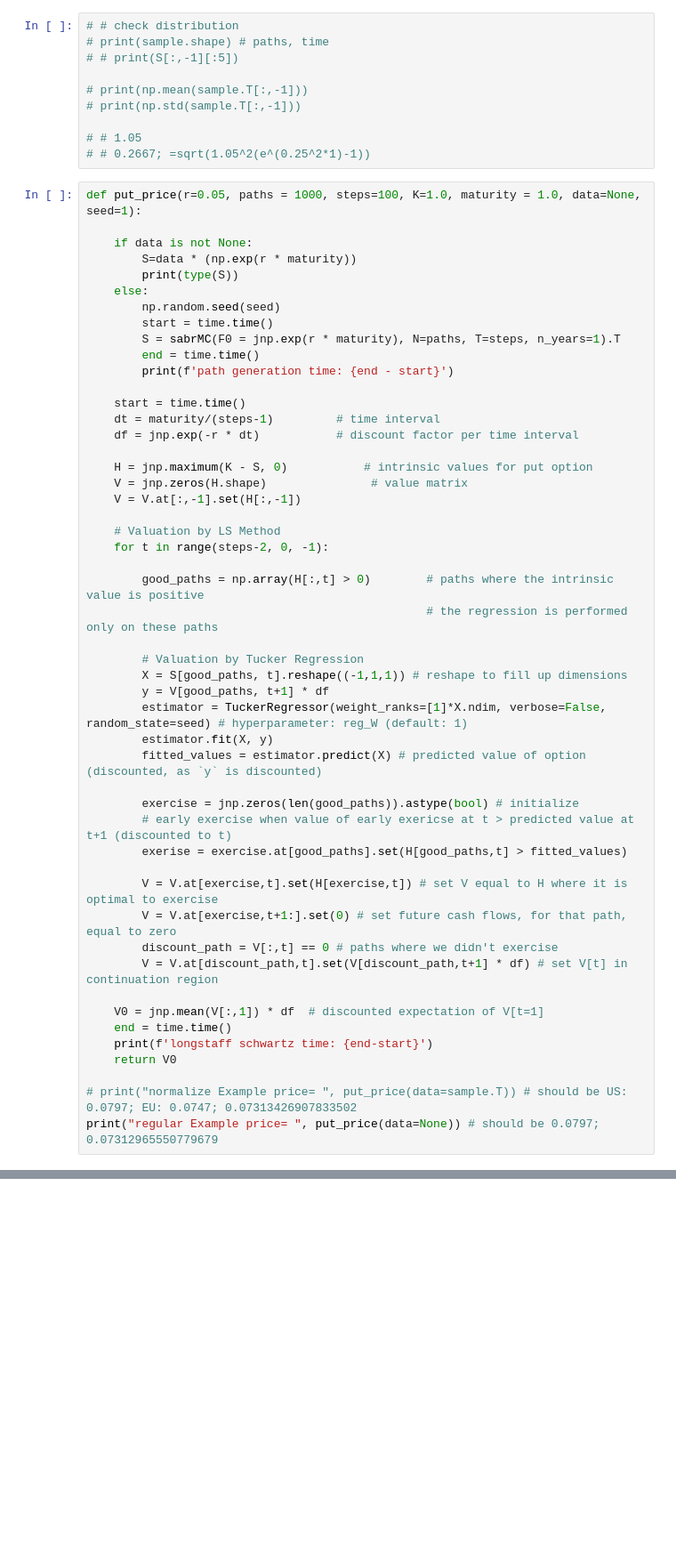
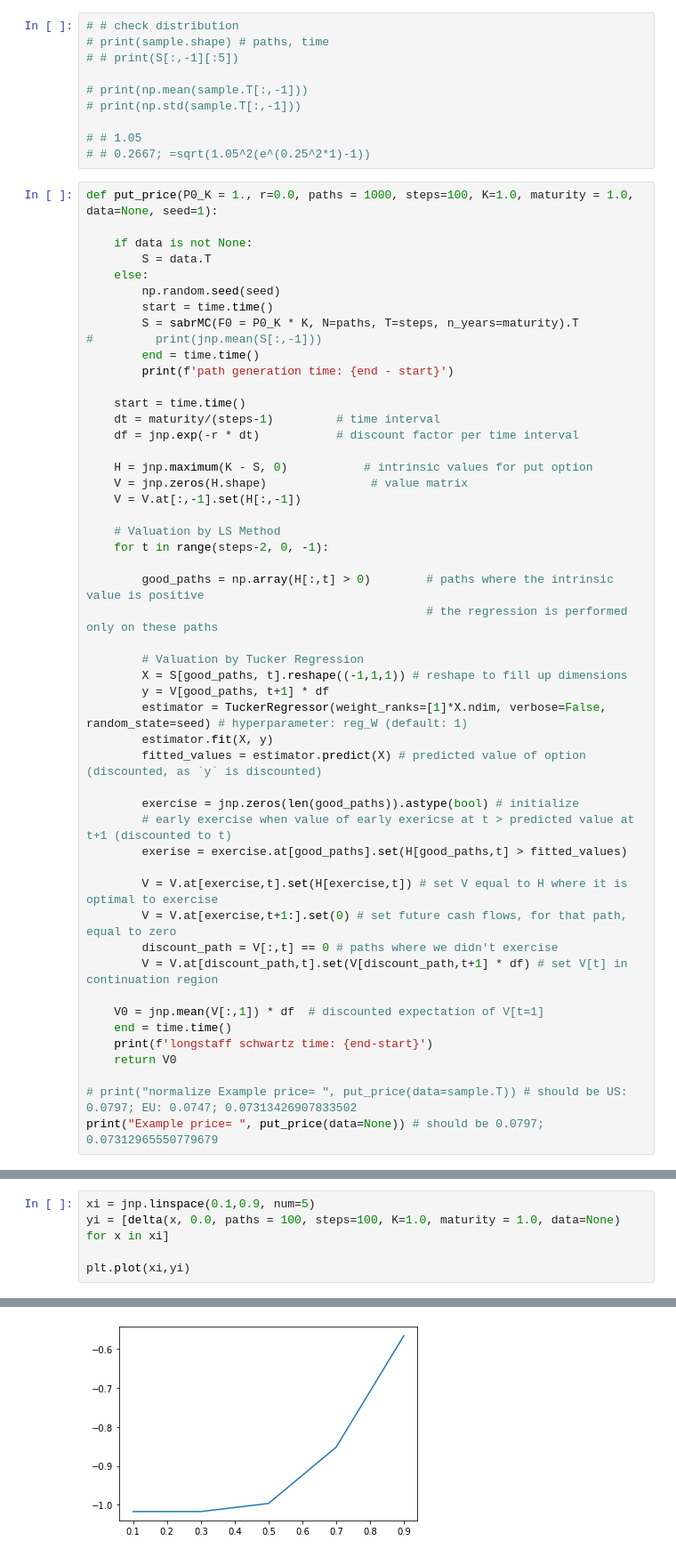
Before and after one commit to carolinepie/term_2_citi_project, a Jupyter notebook: longstaff_schwartz.ipynb, the cells around one changed output, grey strips where cells are left out. Shown: that part at 89% size. Saved outputs shown, nothing was run; the diff lists cells and outputs as text; blank space fills up the shorter version.

Commit message:
fixed SABR

```diff
--- a/longstaff_schwartz.ipynb
+++ b/longstaff_schwartz.ipynb
@@ -36,15 +38,15 @@ tl.set_backend('jax')
 # # 1.05
 # # 0.2667; =sqrt(1.05^2(e^(0.25^2*1)-1))
 # %%
-def put_price(r=0.05, paths = 1000, steps=100, K=1.0, maturity = 1.0, data=None, seed=1):
+def put_price(P0_K = 1., r=0.0, paths = 1000, steps=100, K=1.0, maturity = 1.0, data=None, seed=1):
 
     if data is not None:
-        S=data * (np.exp(r * maturity))
-        print(type(S))
+        S = data.T
     else:
         np.random.seed(seed)
         start = time.time()
-        S = sabrMC(F0 = jnp.exp(r * maturity), N=paths, T=steps, n_years=1).T
+        S = sabrMC(F0 = P0_K * K, N=paths, T=steps, n_years=maturity).T
+#         print(jnp.mean(S[:,-1]))
         end = time.time()
         print(f'path generation time: {end - start}')
 
@@ -84,6 +86,6 @@ def put_price(r=0.05, paths = 1000, steps=100, K=1.0, maturity = 1.0, data=None,
     return V0
 
 # print("normalize Example price= ", put_price(data=sample.T)) # should be US: 0.0797; EU: 0.0747; 0.07313426907833502
-print("regular Example price= ", put_price(data=None)) # should be 0.0797; 0.07312965550779679
+print("Example price= ", put_price(data=None)) # should be 0.0797; 0.07312965550779679
 # %% [output]
 WARNING:absl:No GPU/TPU found, falling back to CPU. (Set TF_CPP_MIN_LOG_LEVEL=0 and rerun for more info.)
@@ -106,0 +127,6 @@ longstaff schwartz time: 44.65269994735718
+# %%
+xi = jnp.linspace(0.1,0.9, num=5)
+yi = [delta(x, 0.0, paths = 100, steps=100, K=1.0, maturity = 1.0, data=None) for x in xi]
+
+plt.plot(xi,yi)
+# %% [output]
@@ -106,0 +144 @@ longstaff schwartz time: 44.65269994735718
+[figure, added]
```
Also changed, not shown: parts of 9 cells of this notebook, 1 other file.
